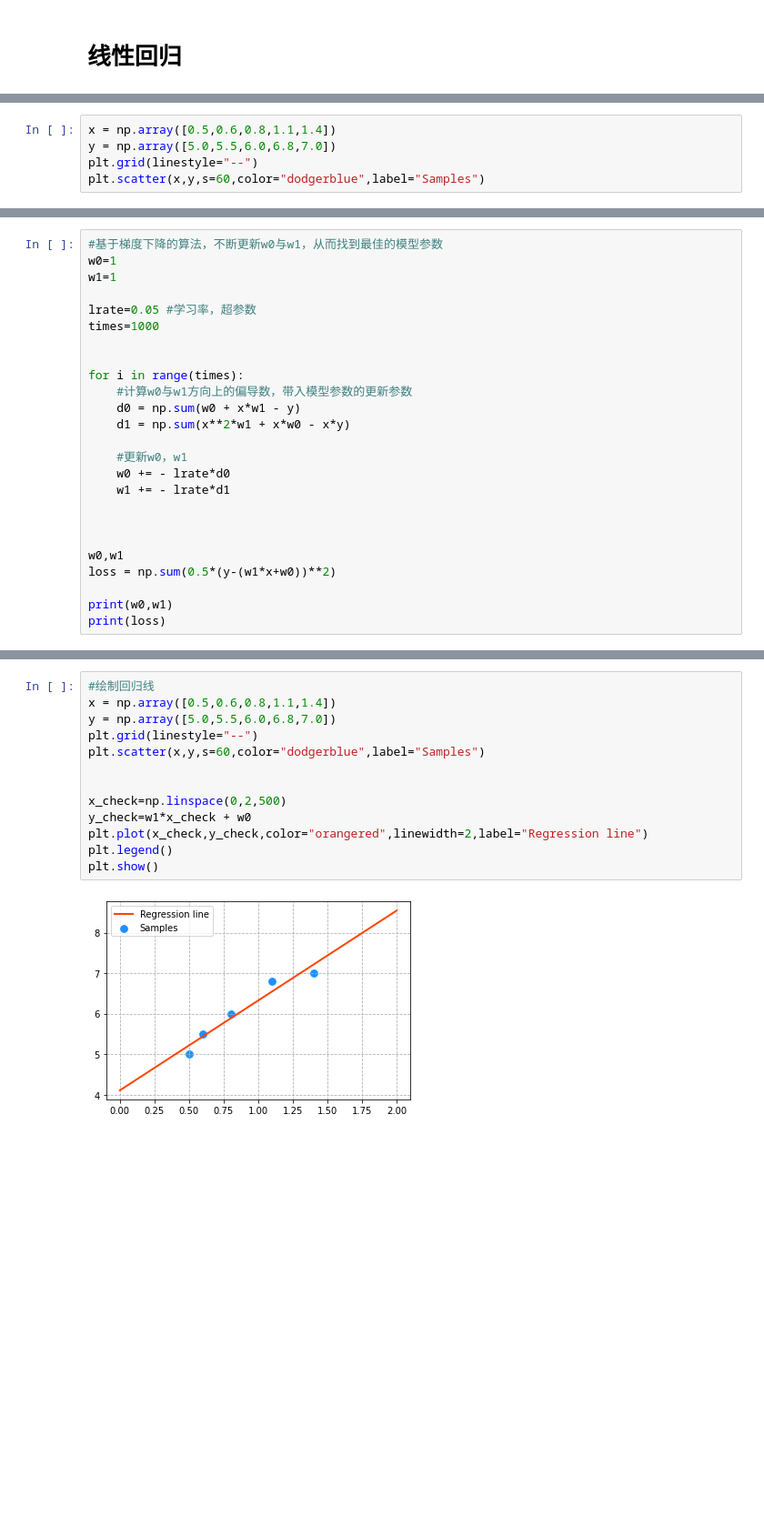
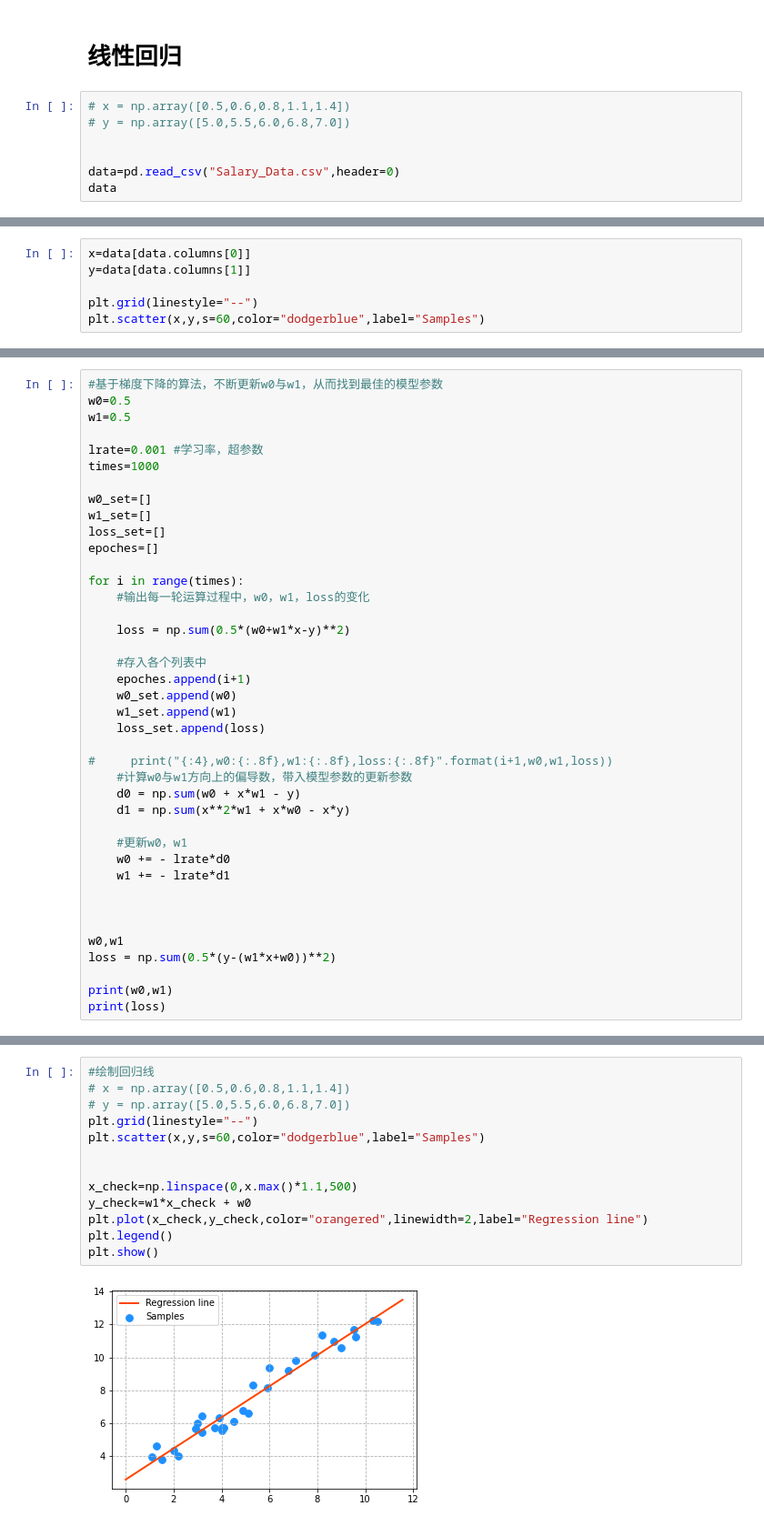
Before and after one commit to wangxiaomi88/machine_learning_Regression_Model, a Jupyter notebook: day01/数据预处理.ipynb, the cells around one changed output, grey strips where cells are left out. Shown at 91% size. Saved outputs shown, nothing was run; the diff lists cells and outputs as text; blank space fills up the shorter version.

```diff
--- a/day01/数据预处理.ipynb
+++ b/day01/数据预处理.ipynb
@@ -121,3 +122,10 @@ plt.imshow(r,vmax=255,cmap="gray")
 [figure]
 # %% [markdown]
 # 线性回归
+# %%
+# x = np.array([0.5,0.6,0.8,1.1,1.4])
+# y = np.array([5.0,5.5,6.0,6.8,7.0])
+
+
+data=pd.read_csv("Salary_Data.csv",header=0)
+data
@@ -124,6 +150,7 @@ plt.imshow(r,vmax=255,cmap="gray")
 # %%
-x = np.array([0.5,0.6,0.8,1.1,1.4])
-y = np.array([5.0,5.5,6.0,6.8,7.0])
+x=data[data.columns[0]]
+y=data[data.columns[1]]
+
 plt.grid(linestyle="--")
 plt.scatter(x,y,s=60,color="dodgerblue",label="Samples")
 # %% [output]
@@ -132,13 +159,28 @@ plt.scatter(x,y,s=60,color="dodgerblue",label="Samples")
 # %%
 #基于梯度下降的算法，不断更新w0与w1，从而找到最佳的模型参数
-w0=1
-w1=1
+w0=0.5
+w1=0.5
 
-lrate=0.05 #学习率，超参数
+lrate=0.001 #学习率，超参数
 times=1000
 
+w0_set=[]
+w1_set=[]
+loss_set=[]
+epoches=[]
 
 for i in range(times):
+    #输出每一轮运算过程中，w0，w1，loss的变化
+
+    loss = np.sum(0.5*(w0+w1*x-y)**2)
+
+    #存入各个列表中
+    epoches.append(i+1)
+    w0_set.append(w0)
+    w1_set.append(w1)
+    loss_set.append(loss)
+
+#     print("{:4},w0:{:.8f},w1:{:.8f},loss:{:.8f}".format(i+1,w0,w1,loss))
     #计算w0与w1方向上的偏导数，带入模型参数的更新参数
     d0 = np.sum(w0 + x*w1 - y)
     d1 = np.sum(x**2*w1 + x*w0 - x*y)
@@ -160,15 +227,15 @@ print(loss)
 # %%
 #绘制回归线
-x = np.array([0.5,0.6,0.8,1.1,1.4])
-y = np.array([5.0,5.5,6.0,6.8,7.0])
+# x = np.array([0.5,0.6,0.8,1.1,1.4])
+# y = np.array([5.0,5.5,6.0,6.8,7.0])
 plt.grid(linestyle="--")
 plt.scatter(x,y,s=60,color="dodgerblue",label="Samples")
 
 
-x_check=np.linspace(0,2,500)
+x_check=np.linspace(0,x.max()*1.1,500)
 y_check=w1*x_check + w0
 plt.plot(x_check,y_check,color="orangered",linewidth=2,label="Regression line")
 plt.legend()
 plt.show()
 # %% [output]
-[figure, old version]
+[figure, new version]
```
Also changed, not shown: parts of 9 cells of this notebook, 5 other files.
